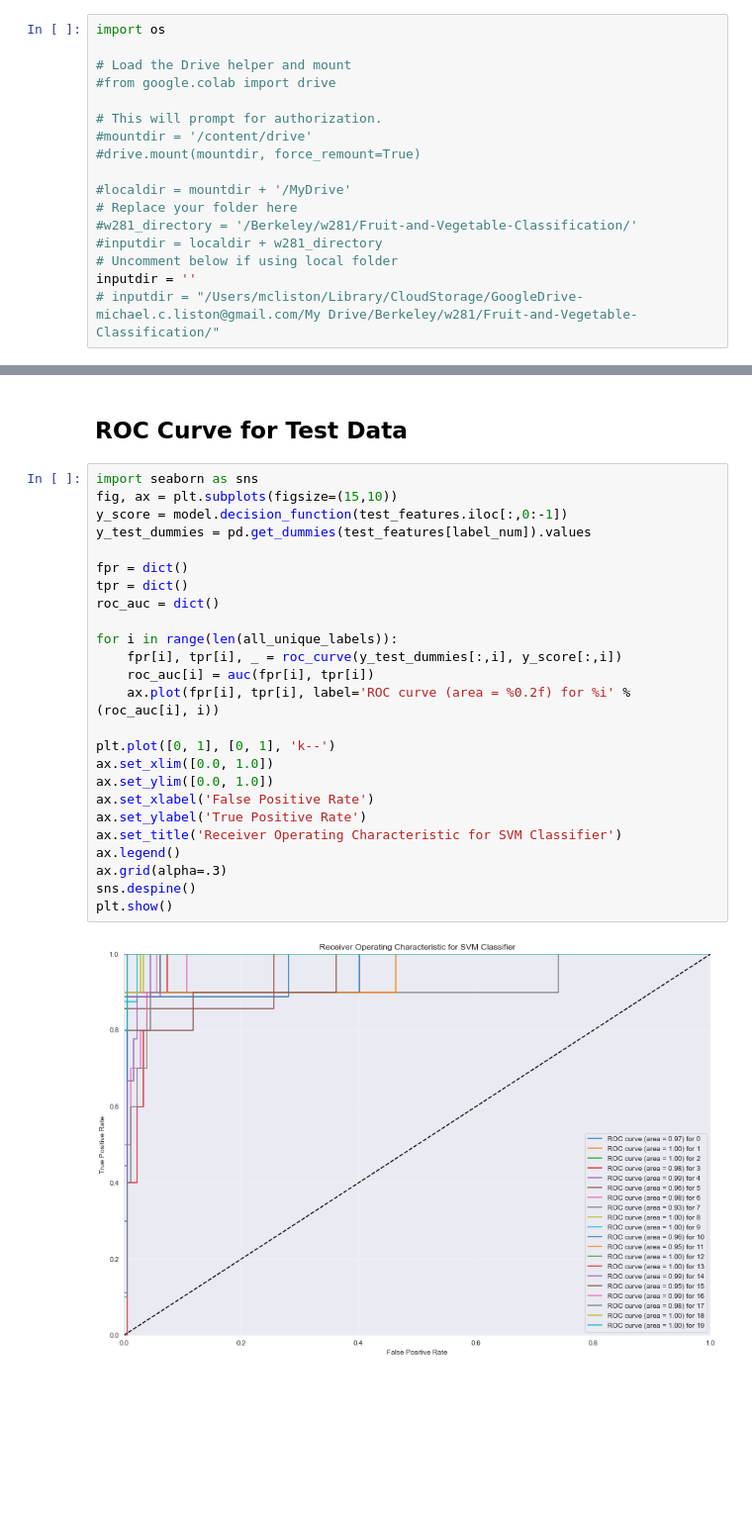
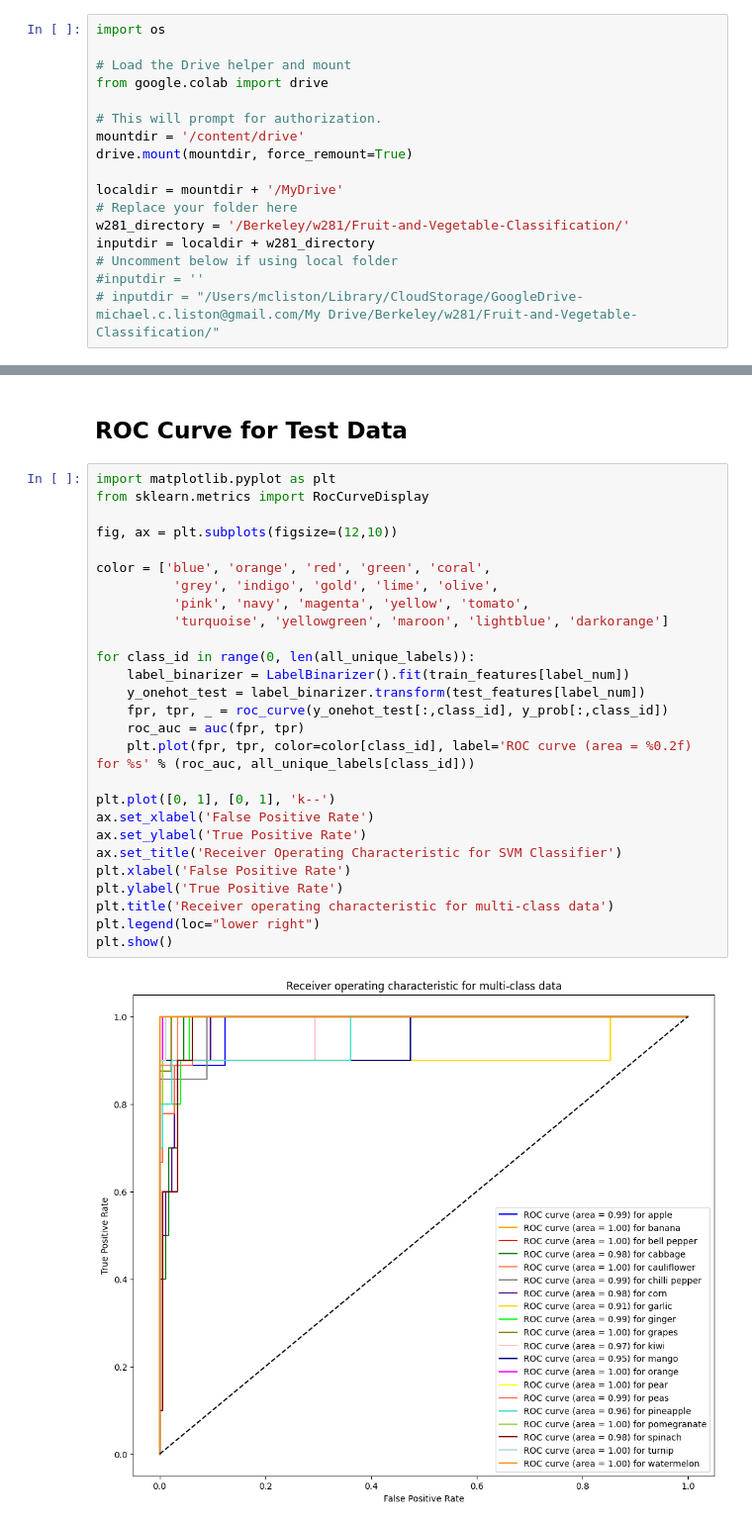
Before and after one commit to vrvenkatesh/w281-summer-2023-project-computer-vision, a Jupyter notebook: SVM.ipynb, the cells around one changed output, grey strips where cells are left out. Shown at 99% size. Cells and saved outputs as stored; diff of their text form; blank space fills up the shorter version.

```diff
--- a/SVM.ipynb
+++ b/SVM.ipynb
@@ -76,16 +76,16 @@ import matplotlib.pyplot as plt
 import os
 
 # Load the Drive helper and mount
-#from google.colab import drive
+from google.colab import drive
 
 # This will prompt for authorization.
-#mountdir = '/content/drive'
-#drive.mount(mountdir, force_remount=True)
+mountdir = '/content/drive'
+drive.mount(mountdir, force_remount=True)
 
-#localdir = mountdir + '/MyDrive'
+localdir = mountdir + '/MyDrive'
 # Replace your folder here
-#w281_directory = '/Berkeley/w281/Fruit-and-Vegetable-Classification/'
-#inputdir = localdir + w281_directory
+w281_directory = '/Berkeley/w281/Fruit-and-Vegetable-Classification/'
+inputdir = localdir + w281_directory
 # Uncomment below if using local folder
-inputdir = ''
+#inputdir = ''
 # inputdir = "/Users/mcliston/Library/CloudStorage/GoogleDrive-michael.c.liston@gmail.com/My Drive/Berkeley/w281/Fruit-and-Vegetable-Classification/"
@@ -240,29 +245,31 @@ ConfusionMatrixDisplay.from_predictions(test_features[label_num], y_pred, xticks
 # %% [markdown]
 ## ROC Curve for Test Data
 # %%
-import seaborn as sns
-fig, ax = plt.subplots(figsize=(15,10))
-y_score = model.decision_function(test_features.iloc[:,0:-1])
-y_test_dummies = pd.get_dummies(test_features[label_num]).values
+import matplotlib.pyplot as plt
+from sklearn.metrics import RocCurveDisplay
 
-fpr = dict()
-tpr = dict()
-roc_auc = dict()
+fig, ax = plt.subplots(figsize=(12,10))
 
-for i in range(len(all_unique_labels)):
-    fpr[i], tpr[i], _ = roc_curve(y_test_dummies[:,i], y_score[:,i])
-    roc_auc[i] = auc(fpr[i], tpr[i])
-    ax.plot(fpr[i], tpr[i], label='ROC curve (area = %0.2f) for %i' % (roc_auc[i], i))
+color = ['blue', 'orange', 'red', 'green', 'coral',
+          'grey', 'indigo', 'gold', 'lime', 'olive',
+          'pink', 'navy', 'magenta', 'yellow', 'tomato',
+          'turquoise', 'yellowgreen', 'maroon', 'lightblue', 'darkorange']
+
+for class_id in range(0, len(all_unique_labels)):
+    label_binarizer = LabelBinarizer().fit(train_features[label_num])
+    y_onehot_test = label_binarizer.transform(test_features[label_num])
+    fpr, tpr, _ = roc_curve(y_onehot_test[:,class_id], y_prob[:,class_id])
+    roc_auc = auc(fpr, tpr)
+    plt.plot(fpr, tpr, color=color[class_id], label='ROC curve (area = %0.2f) for %s' % (roc_auc, all_unique_labels[class_id]))
 
 plt.plot([0, 1], [0, 1], 'k--')
-ax.set_xlim([0.0, 1.0])
-ax.set_ylim([0.0, 1.0])
 ax.set_xlabel('False Positive Rate')
 ax.set_ylabel('True Positive Rate')
 ax.set_title('Receiver Operating Characteristic for SVM Classifier')
-ax.legend()
-ax.grid(alpha=.3)
-sns.despine()
+plt.xlabel('False Positive Rate')
+plt.ylabel('True Positive Rate')
+plt.title('Receiver operating characteristic for multi-class data')
+plt.legend(loc="lower right")
 plt.show()
 # %% [output]
-[figure, old version]
+[figure, new version]
```
Also changed, not shown: parts of 5 cells of this notebook.
